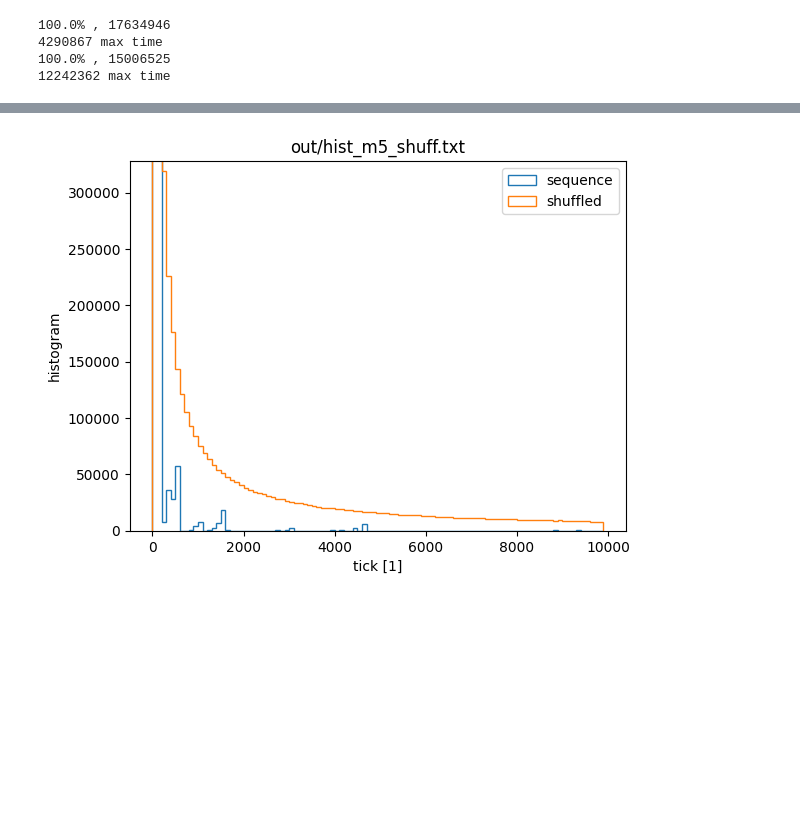
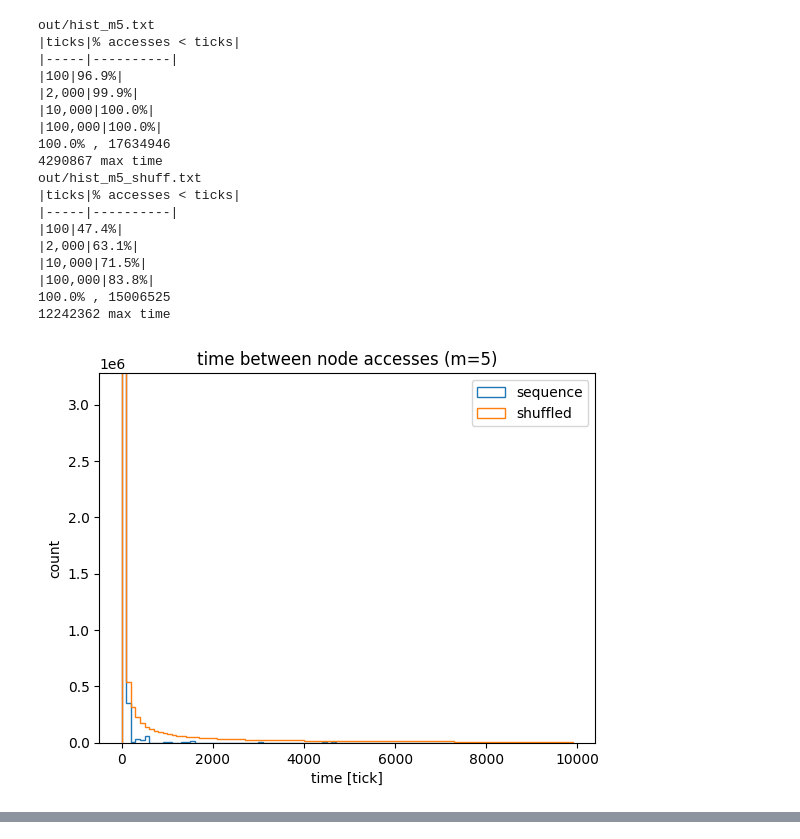
Before and after one commit to jakub-m/btree-cache-benchmark, a Jupyter notebook: plot_histograms.ipynb, the cells around one changed output, grey strips where cells are left out. Saved outputs shown, nothing was run; the diff lists cells and outputs as text; code cells hidden in the pictures; blank space fills up the shorter version.

```diff
--- a/plot_histograms.ipynb
+++ b/plot_histograms.ipynb
@@ -2,11 +2,22 @@
 import matplotlib.pyplot as plt
 import numpy as np
 
-def plot_histogram_for_file(filename, cutoff_ticks=0, prob=False, label=None):
+def plot_histogram_for_file(
+    filename,
+    title="",
+    cutoff_ticks=0,
+    prob=False,
+    label=None,
+    ylim_div = 1.0,
+):
+    print(f"{filename}")
+    if title is None:
+        plt.title(filename)
+    elif title:
+        plt.title(title)
     timers, counters = load_histogram_from_file(filename)
+    print_stats(filename, timers=timers, counters=counters)
 
-
-    plt.title(filename)
     if cutoff_ticks:
         ix = timers < cutoff_ticks
     else:
@@ -14,11 +25,11 @@ def plot_histogram_for_file(filename, cutoff_ticks=0, prob=False, label=None):
 
     print(f"{np.sum(counters[ix])/np.sum(counters)*100:.1f}% , {np.sum(counters)}")
     print(f"{np.max(timers)} max time")
-    plt.xlabel("tick [1]")
+    plt.xlabel("time [tick]")
     # plt.yscale('log')
     #plt.xscale('log')
     #plt.xlim((0, np.max(timers)/50))
-    plt.ylim((0, np.max(counters)/10))
+    plt.ylim((0, np.max(counters)/ylim_div))
     #bins=None
     #bins = [0] + [1.3**e for e in range(10)]
     bins = [i*100 for i in range(100)]
@@ -27,35 +38,73 @@ def plot_histogram_for_file(filename, cutoff_ticks=0, prob=False, label=None):
         plt.ylabel("probability")
         plt.hist(timers[ix], weights=counters[ix], bins=bins, histtype='step', cumulative=True, density=True, label=label)
     else:
-        plt.ylabel("histogram")
+        plt.ylabel("count")
         plt.hist(timers[ix], weights=counters[ix], bins=bins, histtype='step', label=label)
 
 
 
 def load_histogram_from_file(filename):
     dt_arr = []
     cnt_arr = []
     with open(filename) as h:
         it = iter(h)
         next(it)
         for line in it:
             dt, cnt = [int(p.strip()) for p in line.split()]
             dt_arr.append(dt)
             cnt_arr.append(cnt)
     timers = np.array(dt_arr)
     counters = np.array(cnt_arr)
     return timers, counters
 
 
+def print_stats(filename, timers, counters):
+    print(f"|ticks|% accesses < ticks|")
+    print(f"|-----|----------|")
+    for t in [100, 2_000, 10_000, 100_000]:
+        ii = (timers < t)
+        p = np.sum(counters[ii])/np.sum(counters)
+        print(f"|{t:,}|{p*100:.1f}%|")
+
+
+
 _ct=None
 _prob=False
+ylim_div=10
 plot_histogram_for_file("out/hist_m5.txt", cutoff_ticks=_ct, prob=_prob, label="sequence")
+plot_histogram_for_file("out/hist_m5_shuff.txt", cutoff_ticks=_ct, prob=_prob, label="shuffled")
+plt.legend(loc="upper right")
+plt.title("time between node accesses (m=5)")
 #plt.show()
-plot_histogram_for_file("out/hist_m5_shuff.txt", cutoff_ticks=_ct, prob=_prob, label="shuffled")
-#plt.show()
+plt.savefig("img/hist_ticks_all.png")
+plt.show()
+
+#--
+
+
+plot_histogram_for_file("out/hist_m5.txt", cutoff_ticks=_ct, prob=_prob, label="sequence", ylim_div=ylim_div)
+plot_histogram_for_file("out/hist_m5_shuff.txt", cutoff_ticks=_ct, prob=_prob, label="shuffled", ylim_div=ylim_div)
 plt.legend(loc="upper right")
+plt.title("time between node accesses, zoomed (m=5)")
+plt.savefig("img/hist_ticks_zoomed.png")
+plt.show()
 # %% [output]
+out/hist_m5.txt
+|ticks|% accesses < ticks|
+|-----|----------|
+|100|96.9%|
+|2,000|99.9%|
+|10,000|100.0%|
+|100,000|100.0%|
 100.0% , 17634946
 4290867 max time
+out/hist_m5_shuff.txt
+|ticks|% accesses < ticks|
+|-----|----------|
+|100|47.4%|
+|2,000|63.1%|
+|10,000|71.5%|
+|100,000|83.8%|
 100.0% , 15006525
 12242362 max time
+[figure, new version]
@@ -63 +128,0 @@ plt.legend(loc="upper right")
-[figure, old version]
```
Also changed, not shown: parts of 1 cell of this notebook, 4 other files.
